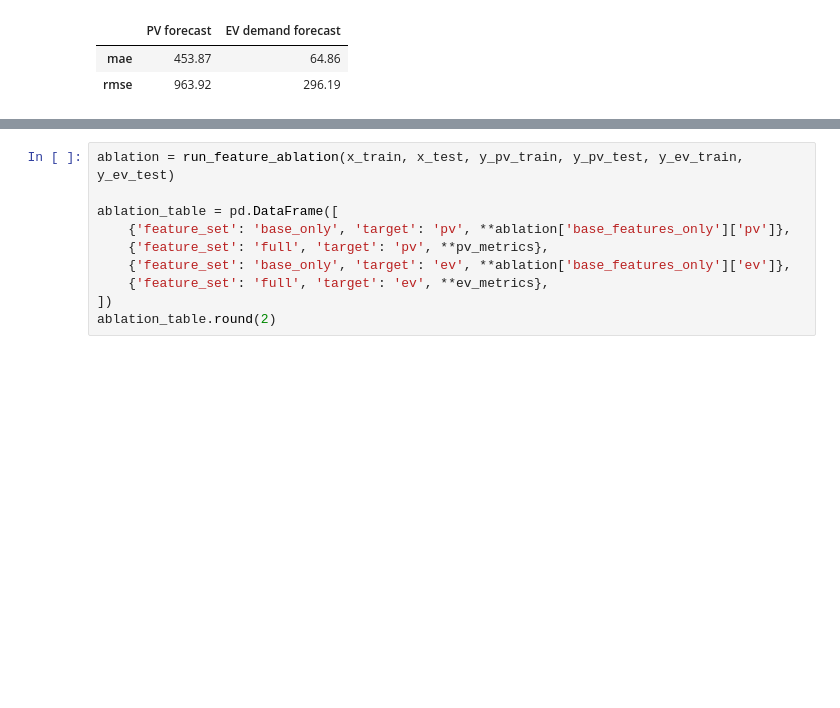
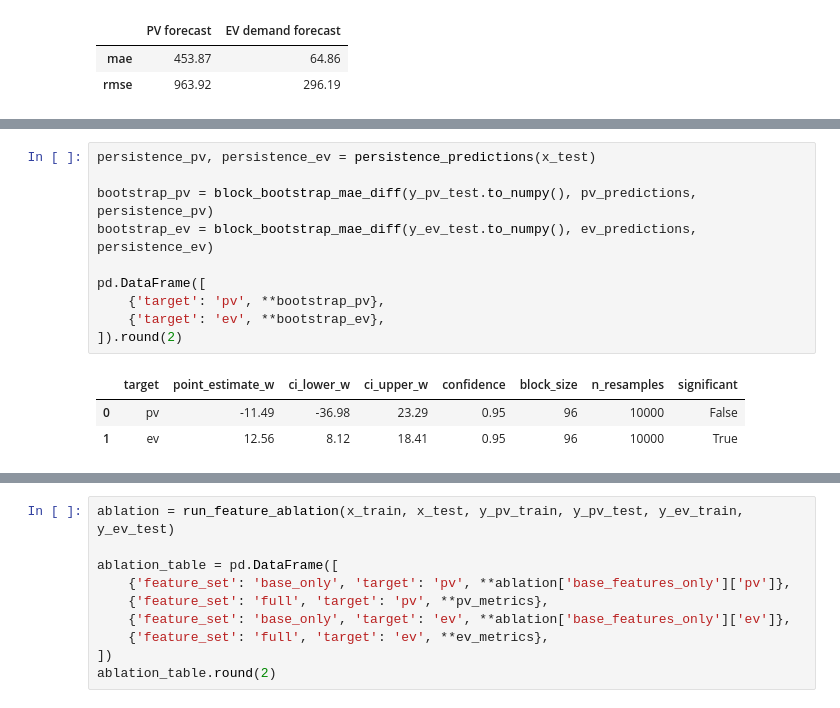
Before and after one commit to ertis-research/evloadshaping-nextgcom2026, a Jupyter notebook: notebooks/02_forecasting_and_baselines.ipynb, the cells around one changed output, grey strips where cells are left out. Saved outputs shown, nothing was run; the diff lists cells and outputs as text; blank space fills up the shorter version.

```diff
--- a/notebooks/02_forecasting_and_baselines.ipynb
+++ b/notebooks/02_forecasting_and_baselines.ipynb
@@ -76,0 +103,14 @@ comparison.round(2)
+# %%
+persistence_pv, persistence_ev = persistence_predictions(x_test)
+
+bootstrap_pv = block_bootstrap_mae_diff(y_pv_test.to_numpy(), pv_predictions, persistence_pv)
+bootstrap_ev = block_bootstrap_mae_diff(y_ev_test.to_numpy(), ev_predictions, persistence_ev)
+
+pd.DataFrame([
+    {'target': 'pv', **bootstrap_pv},
+    {'target': 'ev', **bootstrap_ev},
+]).round(2)
+# %% [output]
+|  | target | point_estimate_w | ci_lower_w | ci_upper_w | confidence | block_size | n_resamples | significant |
+| 0 | pv | -11.49 | -36.98 | 23.29 | 0.95 | 96 | 10000 | False |
+| 1 | ev | 12.56 | 8.12 | 18.41 | 0.95 | 96 | 10000 | True |
```
Also changed, not shown: parts of 18 cells of this notebook, 2 other files.
